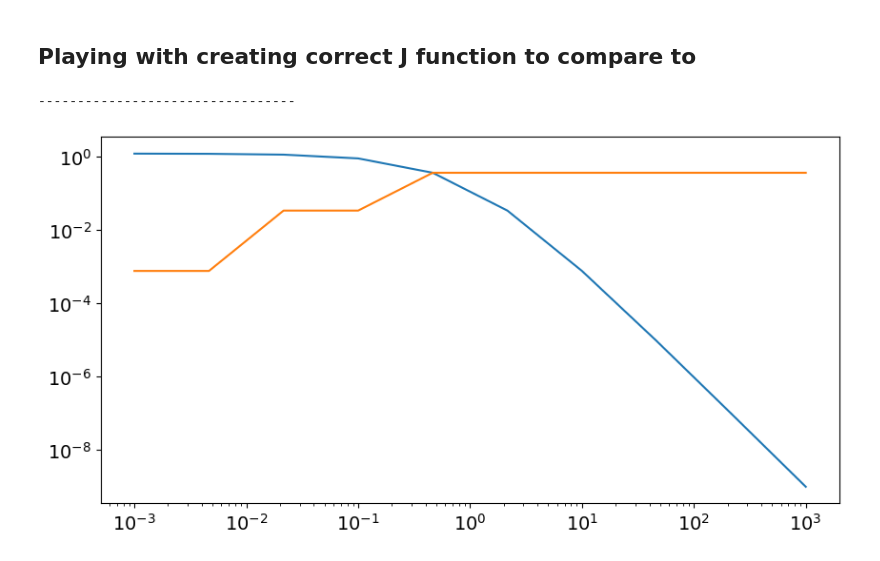
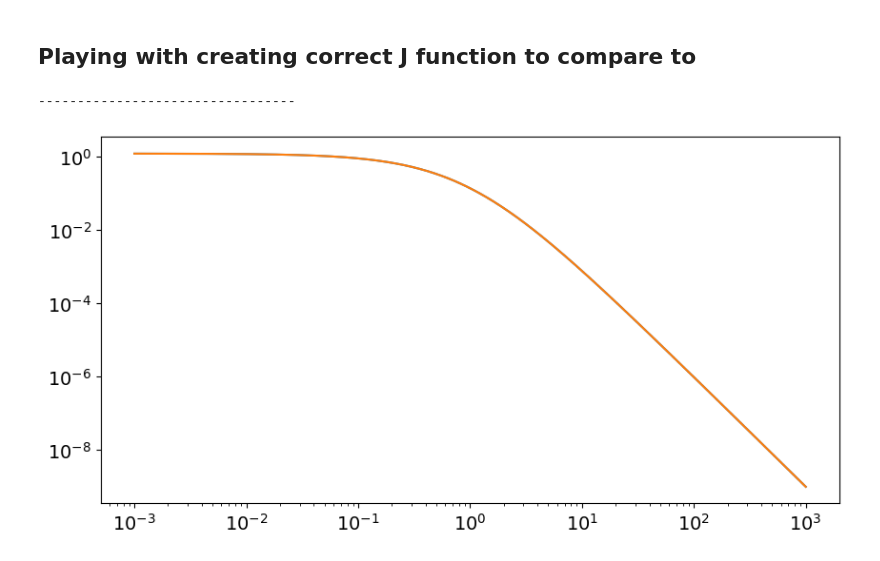
Before and after one commit to linneawolniewicz/pinns, a Jupyter notebook: sandbox.ipynb, the cells around one changed output. Cells and saved outputs as stored; diff of their text form; code cells hidden in the pictures.

```diff
--- a/sandbox.ipynb
+++ b/sandbox.ipynb
@@ -56,50 +56,35 @@ p = np.exp(p)
 T = np.exp(T)
 r = np.exp(r)
 # %%
-import scipy.integrate as integrate
 size = len(p[:, 0])
-
 m = 0.938 # GeV/c^2
 
 # Initialize J
 J = np.zeros((size, size))
-J[-1, :] = (f_boundary[:10]*(p[:10]**2))[:, 0]
-
-# print("Starting J: ", J)
+J_boundary = (f_boundary*(p**2))[:, 0]
 
 def phi_func(r):
     k_0 = 1e11
     func = np.log((120*150e6)/r)*((150e6*400)/(3*k_0))
     return func
 
-# def phi_func(r):
-#     k_1 = 1e11*(r/150e6)
-#     func = (400)/(3*k_1)
-#     return func
-
-print("---------------------------------")
 # For each r, get phi
 for i in range(size):
-    # phi = integrate.quad(phi_func, r[i], 120*150e6)[0]
     phi = phi_func(r[i])
-    # print("index i corresponds to r[i]: ", i, r[i], "Phi :", phi)
 
     # for each T, calculate J[r, T]
     for j in range(size):
-        where_phi = np.argmin(np.abs(J[-1, :] - (T[j, 0] + phi)))
-        # print("index j corresponds to T[j]: ", j, T[j])
-        # print("J[-1, :] - (T[j, 0] + phi): ", np.abs(J[-1, :] - (T[j, 0] + phi)), "where_phi", where_phi)
-        J[i, j] = ((T[j, 0]*(T[j, 0]+2*m))/((T[j, 0]+phi)*(T[j, 0]+phi+2*m))) * J[-1, where_phi]
-        # print("J[i, j]: ", J[i, j], "New J: ", J)
-        # print("-------------------------------")
+        where_phi = np.argmin(np.abs(T[:, 0] - (T[j, 0] + phi)))
+        J[i, j] = ((T[j, 0]*(T[j, 0]+2*m))/((T[j, 0]+phi)*(T[j, 0]+phi+2*m))) * J_boundary[where_phi]
 
 # Plot
 fig, ax = plt.subplots(figsize=(10, 5))
 
 ax.loglog(T, f_boundary*(p**2), label='True boundary condition (r=120 au)')
-ax.loglog(T[:, 0], J[-1, :])
+ax.loglog(T[:, 0], J[-1, :], label='J boundary condition (r=120 au)')
+ply.legend()
 
 plt.show()
 # %% [output]
 ---------------------------------
-[figure, old version]
+[figure, new version]
```
Also changed, not shown: parts of 1 cell of this notebook, 3 other files.
